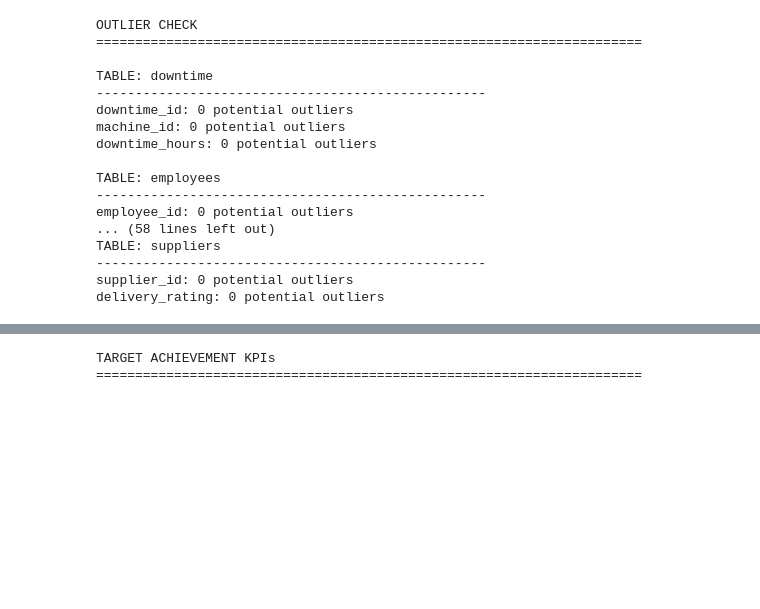
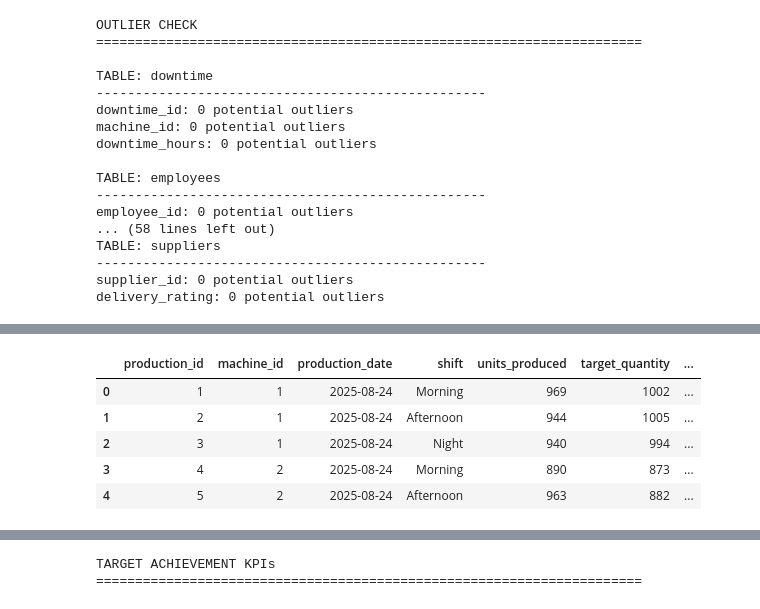
Before and after one commit to saisanjanas/AI_Powered_Electronics_Manufacturing_Intelligence, a Jupyter notebook: data-ml/notebooks/01_data_understanding.ipynb, the cells around one changed output, grey strips where cells are left out. Saved outputs shown, nothing was run; the diff lists cells and outputs as text; code cells hidden in the pictures; blank space fills up the shorter version.

```diff
--- a/data-ml/notebooks/01_data_understanding.ipynb
+++ b/data-ml/notebooks/01_data_understanding.ipynb
@@ -888,0 +912,83 @@ Machine-wise Target vs Actual:
+# %%
+# TARGET VS ACTUAL PRODUCTION
+
+print("TARGET VS ACTUAL PRODUCTION")
+print("=" * 70)
+
+# Production and target tables have the same row order.
+# So we match each production row with the target row at the same position.
+
+target_vs_actual = production.copy()
+
+target_vs_actual["target_id"] = targets["target_id"].values
+target_vs_actual["target_quantity"] = targets["target_quantity"].values
+
+# Calculate target achievement
+target_vs_actual["achievement_percent"] = (
+    target_vs_actual["units_produced"]
+    / target_vs_actual["target_quantity"]
+) * 100
+
+# Calculate difference between actual and target
+target_vs_actual["difference"] = (
+    target_vs_actual["units_produced"]
+    - target_vs_actual["target_quantity"]
+)
+
+print("\nTarget vs Actual Dataset Shape:")
+print(target_vs_actual.shape)
+
+print("\nFirst 5 Rows:")
+display(
+    target_vs_actual[
+        [
+            "production_id",
+            "machine_id",
+            "production_date",
+            "shift",
+            "units_produced",
+            "target_quantity",
+            "achievement_percent",
+            "difference"
+        ]
+    ].head()
+)
+
+print("\nOverall Target Quantity:")
+print(target_vs_actual["target_quantity"].sum())
+
+print("\nOverall Actual Production:")
+print(target_vs_actual["units_produced"].sum())
+
+print("\nOverall Achievement %:")
+overall_achievement = (
+    target_vs_actual["units_produced"].sum()
+    / target_vs_actual["target_quantity"].sum()
+) * 100
+
+print(overall_achievement)
+
+print("\nMachine-wise Target vs Actual:")
+
+machine_target_actual = (
+    target_vs_actual
+    .groupby("machine_id")
+    .agg(
+        target_quantity=("target_quantity", "sum"),
+        actual_production=("units_produced", "sum")
+    )
+    .reset_index()
+)
+
+machine_target_actual["achievement_percent"] = (
+    machine_target_actual["actual_production"]
+    / machine_target_actual["target_quantity"]
+) * 100
+
+machine_target_actual["difference"] = (
+    machine_target_actual["actual_production"]
+    - machine_target_actual["target_quantity"]
+)
+
+display(machine_target_actual)
+# %% [output]
@@ -888,0 +1002,6 @@ Machine-wise Target vs Actual:
+|  | production_id | machine_id | production_date | shift | units_produced | target_quantity | ... |
+| 0 | 1 | 1 | 2025-08-24 | Morning | 969 | 1002 | ... |
+| 1 | 2 | 1 | 2025-08-24 | Afternoon | 944 | 1005 | ... |
+| 2 | 3 | 1 | 2025-08-24 | Night | 940 | 994 | ... |
+| 3 | 4 | 2 | 2025-08-24 | Morning | 890 | 873 | ... |
+| 4 | 5 | 2 | 2025-08-24 | Afternoon | 963 | 882 | ... |
```
Also changed, not shown: parts of 165 cells of this notebook, 15 other files.
